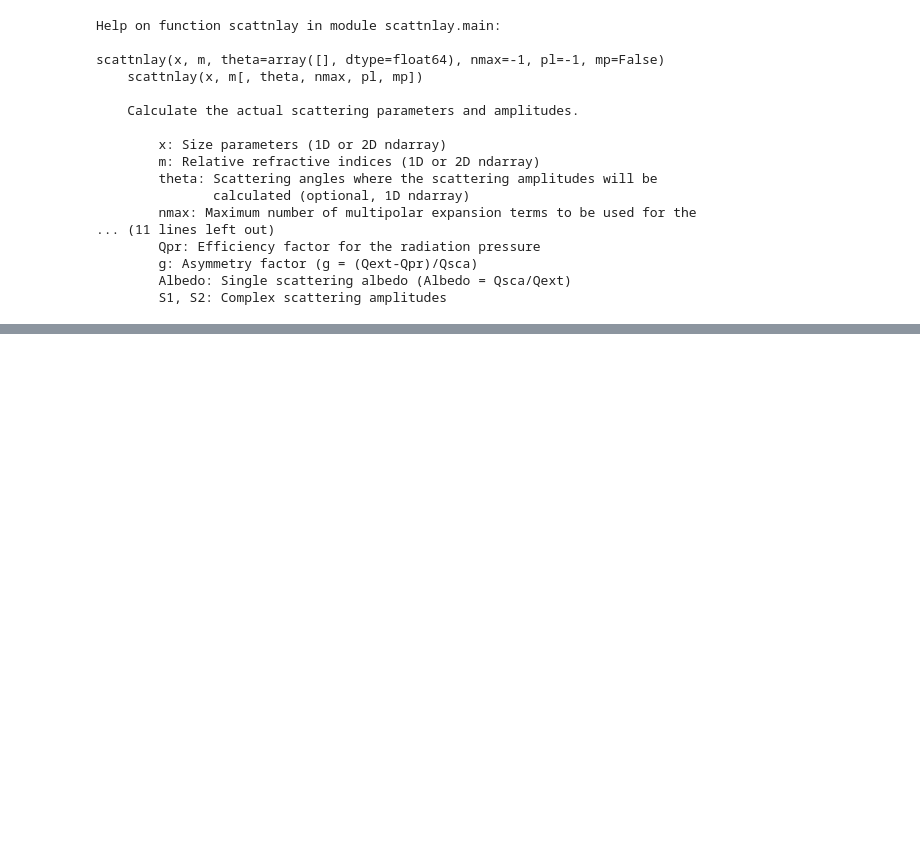
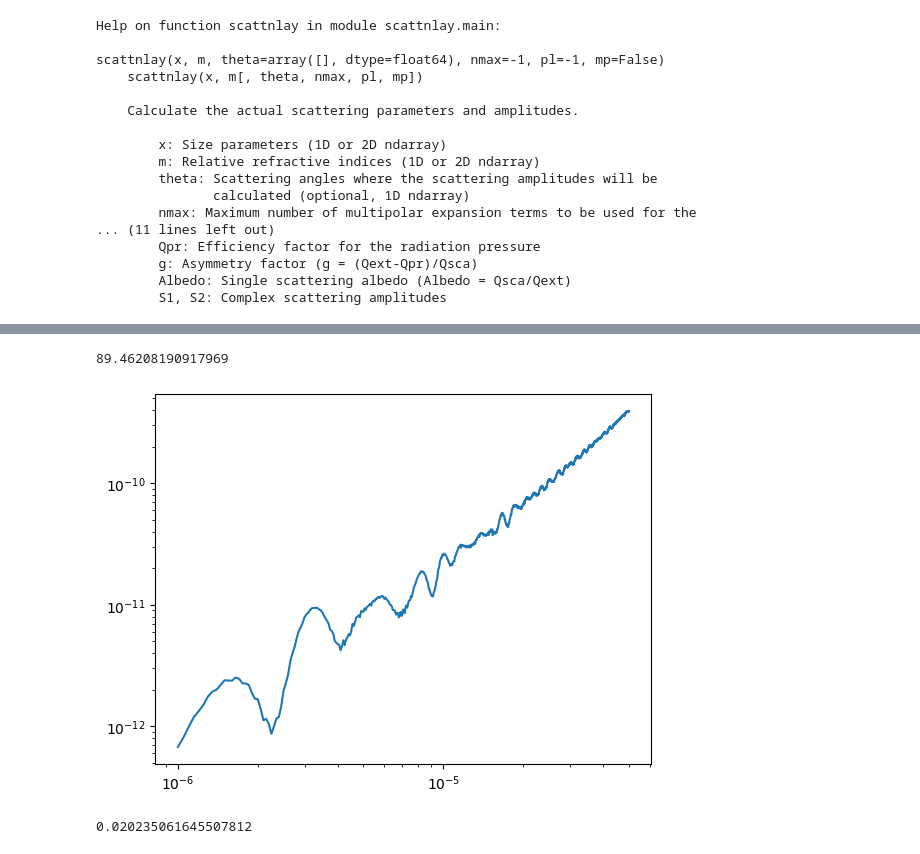
Before and after one commit to charlies-b/scattnlay-model, a Jupyter notebook: scattnlay-model-II.ipynb, the cells around one changed output, grey strips where cells are left out. Drawn from its saved outputs; the diff is of its cells as text; code cells hidden in the pictures; blank space fills up the shorter version.

Commit message:
differntial cross-section and weighted collection curve

```diff
--- a/scattnlay-model-II.ipynb
+++ b/scattnlay-model-II.ipynb
@@ -225,4 +26,0 @@ droplet_x = list(deepcopy(droplet_x_iter))
-# %%
-# generate polar angle array (phase function resolution)
-deg_step = 0.5
-theta = np.arange(0, np.pi, np.radians(deg_step))
@@ -443,5 +26,0 @@ fig.set_size_inches(13,13)
-# %%
-scat_curve = scat_irrs[2]
-
-z = np.polyfit(droplet_sizes*10**6, scat_curve,2)
-p = np.poly1d(z)
@@ -532,0 +58,8 @@ plt.hist(s, bins = 11, range=(1,50))
+# %%
+size = 0.26*2*10**-6
+wavelength = 550e-9
+theta = get_theta(0.1)
+
+s = differential_sigma(size, wavelength, theta)
+plt.yscale("log")
+plt.plot(theta, s)
@@ -532,0 +69,60 @@ plt.hist(s, bins = 11, range=(1,50))
+# %%
+def sint_sphere(theta, phi, integrand): # soild angle integration over sphere
+    integrand = integrand*np.array([np.sin(theta)]*np.size(phi)) # theta x phi numerical integrand array
+    return np.trapz(np.trapz(integrand, theta), phi)
+
+def sint_theta(theta, theta_curve, theta1, theta2): # solid angle integration over theta range
+    # get numerical range
+    (index1, theta1) = min(enumerate(theta), key=lambda x: abs(theta1 - x[1]))
+    (index2, theta2) = min(enumerate(theta), key=lambda x: abs(theta2 - x[1]))
+    curve_range = theta_curve[index1:index2+1]
+    theta_range = theta[index1:index2+1]
+    # integrate numerical range
+    return np.trapz(curve_range*np.sin(theta_range), theta_range)*2*np.pi
+
+t0 = time.time()
+min_um, max_um, um_step = 1, 50, 0.05
+wavelength = 632.8e-9 # FSSP
+theta1, theta2 = np.radians(4.6), np.radians(12.8)  # FSSP
+deg_step = 0.5
+
+size_range = get_size_range(min_um, max_um, um_step)
+theta = get_theta(deg_step)
+d_sigmas = list(map(lambda x: differential_sigma(x, wavelength, theta), size_range))
+int_sigmas = list(map(lambda x: sint_theta(theta, x, theta1, theta2), d_sigmas))
+plt.yscale("log")
+plt.xscale("log")
+plt.plot(size_range, int_sigmas)
+t1 = time.time()
+print(t1-t0)
+# %% [output]
+89.46208190917969
+[figure, added]
+# %%
+def collection_map(theta, phi, collection_direction, collection_angle): # collection optic half angle
+    u = np.transpose(spherical_unit(theta, phi)) # gives (THETA, PHI, u) for meshgrid (THETA, PHI)
+    dotp = np.round(np.dot(u, collection_direction),15) # round for precision
+    return np.less(np.arccos(dotp), collection_angle)
+
+
+def spherical_unit(theta, phi):
+    x = np.sin(theta)*np.cos(phi)
+    y = np.sin(theta)*np.sin(phi)
+    z = np.cos(theta)
+    return np.array([x,y,z])
+
+t0 = time.time()
+deg_step = 0.5
+theta = get_theta(deg_step)
+phi = get_phi(deg_step)
+theta1, theta2  = np.radians(144), np.radians(156) # BCP
+collection_angle = (theta2 - theta1)/2
+collection_theta = (theta2 + theta1)/2
+collection_direction = spherical_unit(collection_theta, 0)
+
+THETA, PHI = np.meshgrid(theta, phi, indexing='ij')
+collection_map = collection_map(THETA, PHI, collection_direction, collection_angle)
+t1 = time.time()
+print(t1-t0)
+# %% [output]
+0.020235061645507812
```
Also changed, not shown: parts of 57 cells of this notebook.
